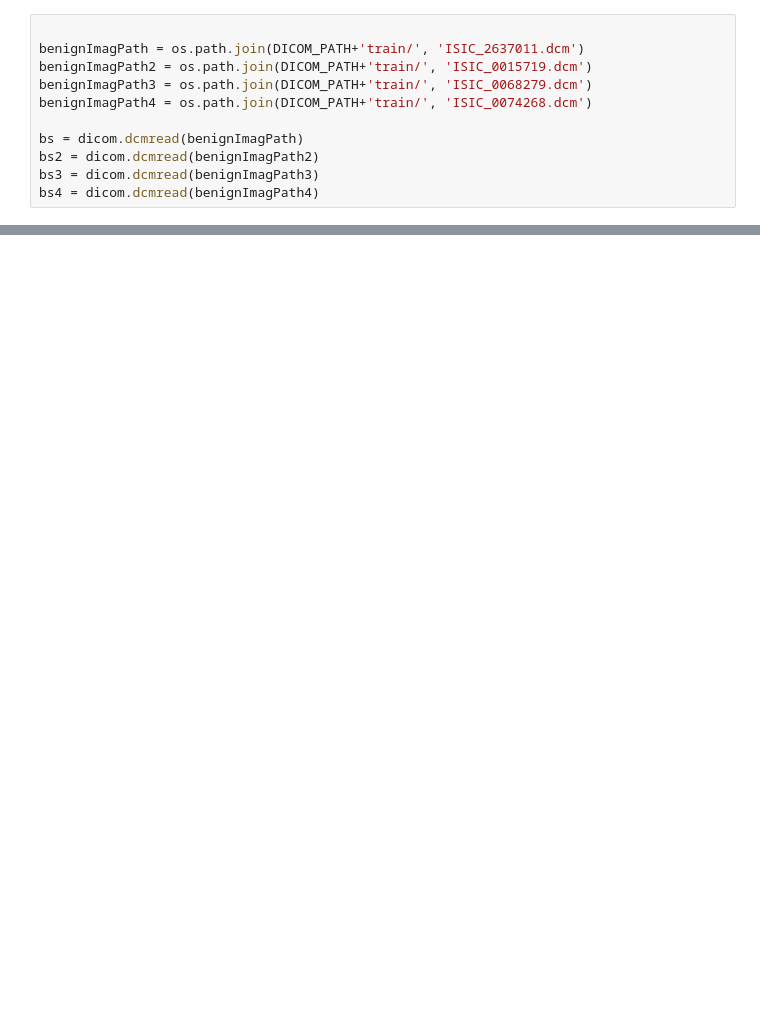
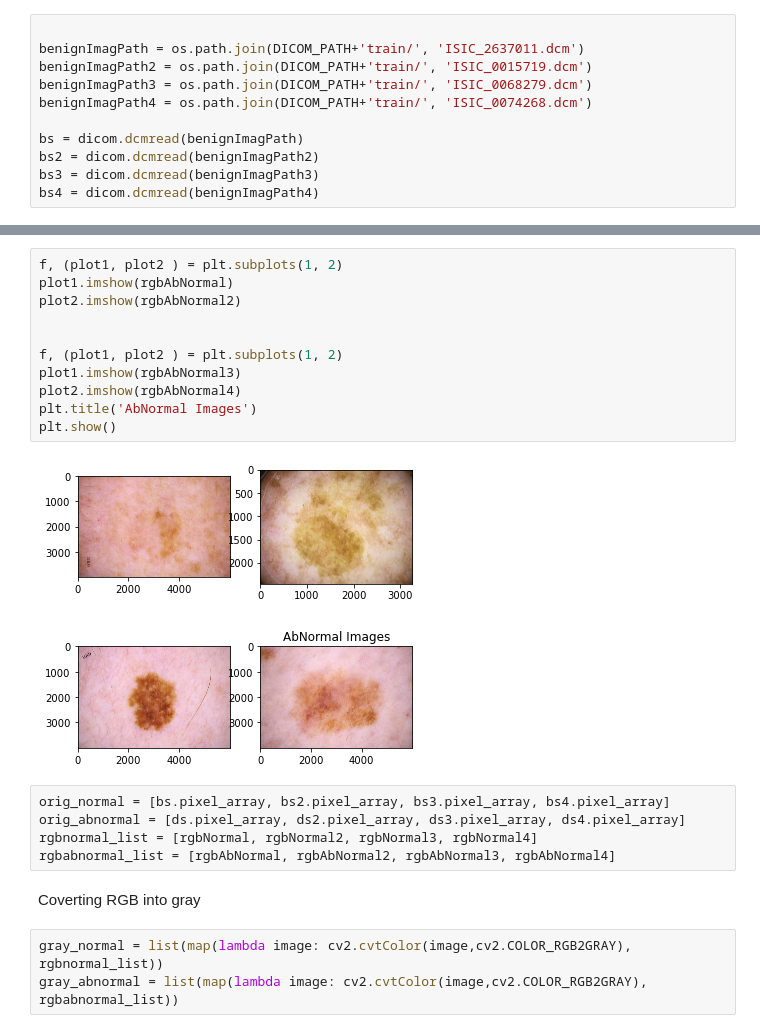
Before and after one commit to Connecting-the-Dots-with-ML/skin-cancer-detection, a Jupyter notebook: Dataset/SIIM-ISIC Melanoma Understanding.ipynb, the cells around one changed output, grey strips where cells are left out. Drawn from its saved outputs; the diff is of its cells as text; blank space fills up the shorter version.

```diff
--- a/Dataset/SIIM-ISIC Melanoma Understanding.ipynb
+++ b/Dataset/SIIM-ISIC Melanoma Understanding.ipynb
@@ -139,0 +186,24 @@ plt.show()
+# %%
+f, (plot1, plot2 ) = plt.subplots(1, 2)
+plot1.imshow(rgbAbNormal)
+plot2.imshow(rgbAbNormal2)
+
+
+f, (plot1, plot2 ) = plt.subplots(1, 2)
+plot1.imshow(rgbAbNormal3)
+plot2.imshow(rgbAbNormal4)
+plt.title('AbNormal Images')
+plt.show()
+# %% [output]
+[figure, added]
+[figure, added]
+# %%
+orig_normal = [bs.pixel_array, bs2.pixel_array, bs3.pixel_array, bs4.pixel_array]
+orig_abnormal = [ds.pixel_array, ds2.pixel_array, ds3.pixel_array, ds4.pixel_array]
+rgbnormal_list = [rgbNormal, rgbNormal2, rgbNormal3, rgbNormal4]
+rgbabnormal_list = [rgbAbNormal, rgbAbNormal2, rgbAbNormal3, rgbAbNormal4]
+# %% [markdown]
+Coverting RGB into gray
+# %%
+gray_normal = list(map(lambda image: cv2.cvtColor(image,cv2.COLOR_RGB2GRAY), rgbnormal_list))
+gray_abnormal = list(map(lambda image: cv2.cvtColor(image,cv2.COLOR_RGB2GRAY), rgbabnormal_list))
```
Also changed, not shown: parts of 40 cells of this notebook.
